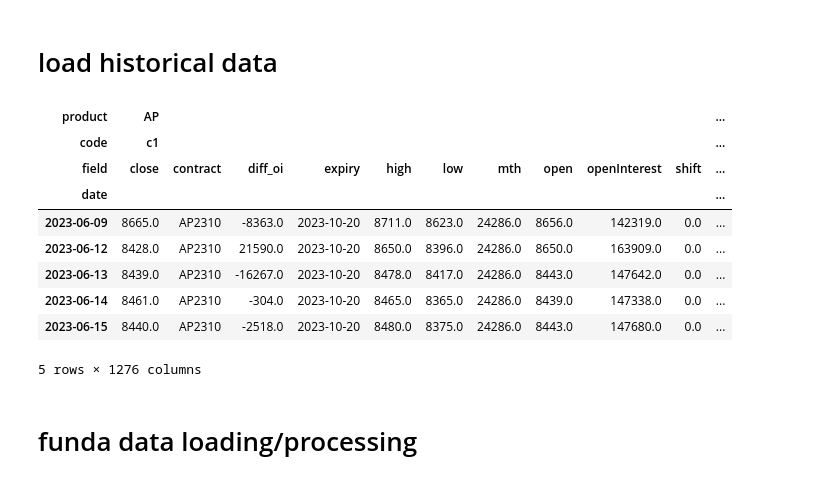
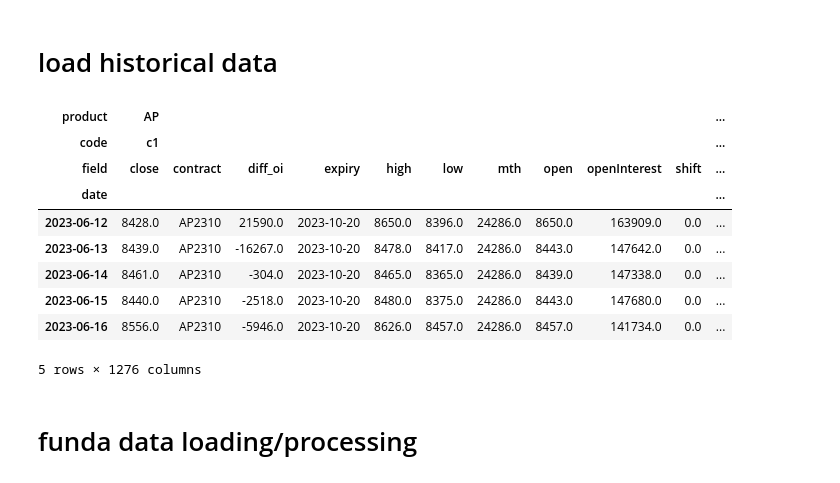
Before and after one commit to harvey1673/pyktrader3, a Jupyter notebook: bktest/bt_signal - steel margin + steel spd.ipynb, the cells around one changed output. Drawn from its saved outputs; the diff is of its cells as text; code cells hidden in the pictures.

```diff
--- a/bktest/bt_signal - steel margin + steel spd.ipynb
+++ b/bktest/bt_signal - steel margin + steel spd.ipynb
@@ -74,7 +74,7 @@ daily_start_dict = { 'c': datetime.date(2011,1,1), 'm': datetime.date(2011,1,1),
 fields = ['contract', 'open', 'high', 'low', 'close', 'volume', 'openInterest', 'diff_oi', 'expiry', 'mth', 'shift']
 
 start_date = datetime.date(2010,1,1)
-end_date = datetime.date(2023,6,15)
+end_date = datetime.date(2023,6,16)
 shift_mode = 2
 roll_name = 'hot'
 roll_file_loc = "C:/dev/wtdev/config/"
@@ -87,38 +87,38 @@ data_df = pd.DataFrame()
 for prodcode in sim_markets:
     for nb in range(nb_cont):
         xdf = dataseries.nearby(prodcode,
                                 nb+1,
                                 start_date=start_date,
                                 end_date = end_date,
                                 shift_mode = shift_mode,
                                 freq=freq,
                                 roll_name=roll_name,
                                 config_loc=roll_file_loc)
         xdf['expiry'] = xdf['contract'].map(misc.contract_expiry)
         xdf['contmth'] = xdf['contract'].map(misc.inst2contmth)
         xdf['mth'] = xdf['contmth'].apply(lambda x: x//100 * 12 + x % 100)
         xdf['product'] = prodcode
         xdf['code'] = f'c{nb+1}'
         data_df = data_df.append(xdf)
 
 df = pd.pivot_table(data_df.reset_index(), index='date', columns = ['product', 'code'], values = list(fields), aggfunc = 'last')
 df = df.reorder_levels([1, 2, 0], axis=1).sort_index(axis=1)
 df.columns.rename(['product', 'code', 'field',], inplace = True)
 df.index = pd.to_datetime(df.index)
 
 cdate_rng = pd.date_range(start=start_date, end=end_date, freq='D')
 bdate_rng = pd.bdate_range(start=start_date, end=end_date, freq='C', holidays=misc.CHN_Holidays)
 df.tail(5)
 # %% [output]
 | product | AP |  |  |  |  |  |  |  |  |  | ... |
 | code | c1 |  |  |  |  |  |  |  |  |  | ... |
 | field | close | contract | diff_oi | expiry | high | low | mth | open | openInterest | shift | ... |
 | date |  |  |  |  |  |  |  |  |  |  | ... |
-| 2023-06-09 | 8665.0 | AP2310 | -8363.0 | 2023-10-20 | 8711.0 | 8623.0 | 24286.0 | 8656.0 | 142319.0 | 0.0 | ... |
 | 2023-06-12 | 8428.0 | AP2310 | 21590.0 | 2023-10-20 | 8650.0 | 8396.0 | 24286.0 | 8650.0 | 163909.0 | 0.0 | ... |
 | 2023-06-13 | 8439.0 | AP2310 | -16267.0 | 2023-10-20 | 8478.0 | 8417.0 | 24286.0 | 8443.0 | 147642.0 | 0.0 | ... |
 | 2023-06-14 | 8461.0 | AP2310 | -304.0 | 2023-10-20 | 8465.0 | 8365.0 | 24286.0 | 8439.0 | 147338.0 | 0.0 | ... |
 | 2023-06-15 | 8440.0 | AP2310 | -2518.0 | 2023-10-20 | 8480.0 | 8375.0 | 24286.0 | 8443.0 | 147680.0 | 0.0 | ... |
+| 2023-06-16 | 8556.0 | AP2310 | -5946.0 | 2023-10-20 | 8626.0 | 8457.0 | 24286.0 | 8457.0 | 141734.0 | 0.0 | ... |
 5 rows × 1276 columns
 # %%
 asset_pairs = [('i', 'rb'), ('i', 'hc'), ('i', 'j'), ('j', 'jm'),]
```
Also changed, not shown: parts of 6 cells of this notebook, 11 other files.
